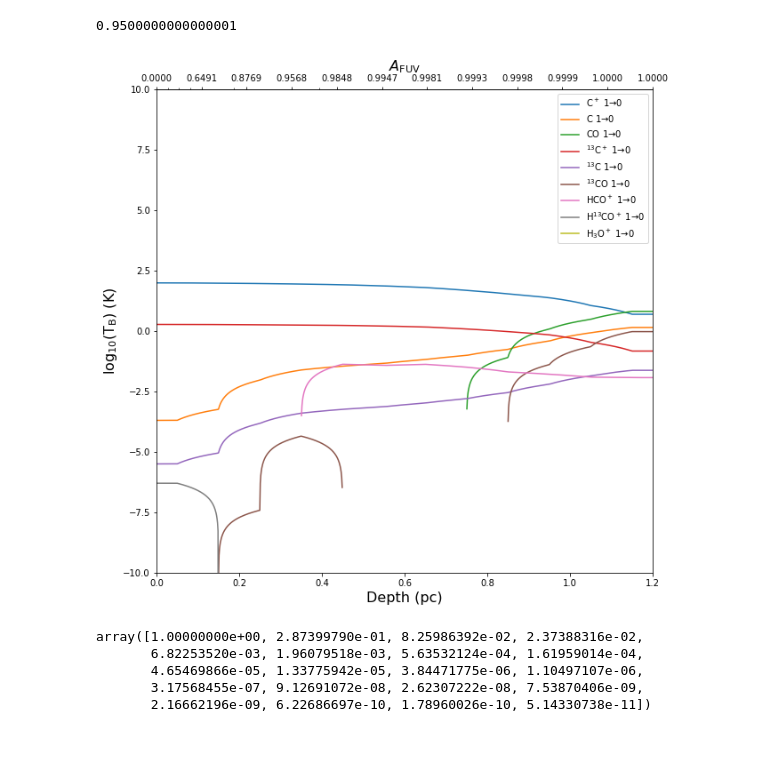
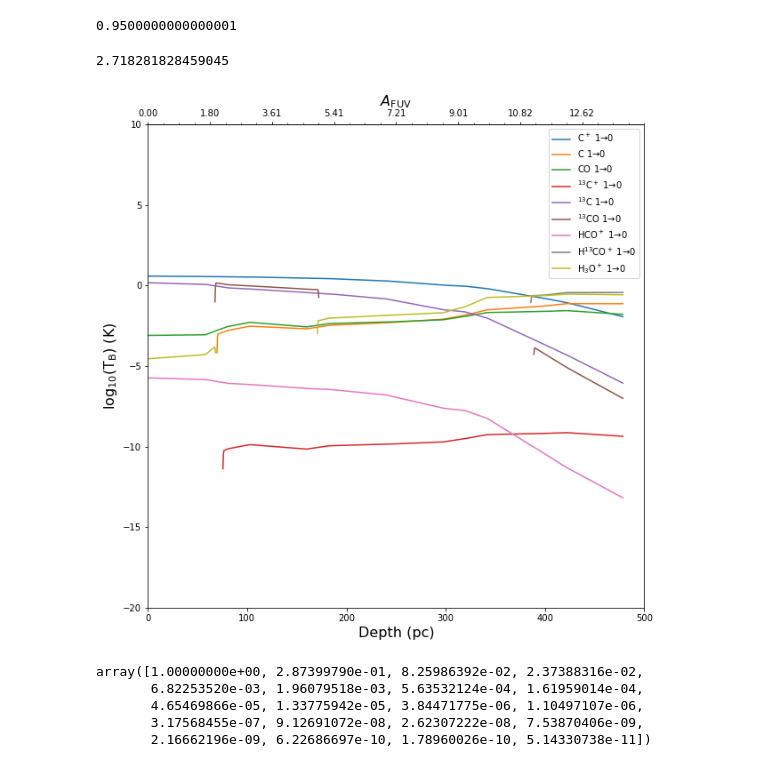
Before and after one commit to CraigYanitski/kosmatau3d, a Jupyter notebook: notebooks/full model/basic_model.ipynb, the cells around one changed output. Saved outputs shown, nothing was run; the diff lists cells and outputs as text; code cells hidden in the pictures.

Commit message:
updated basic model pdr structure

```diff
--- a/notebooks/full model/basic_model.ipynb
+++ b/notebooks/full model/basic_model.ipynb
@@ -28,12 +28,12 @@ models.constants.n_sigma = 3
 
 models.constants.dtype = np.float32
 
-mass = .247
+mass = 10
 
 # Use these to change the voxel properties, which is necessary in the default mode.
 parameters = {
                 # Model parameters
-                'voxel_size' : 0.1,
+                'voxel_size' : 1,
                  'molecules' : 'all',
                       'dust' : 'PAH',
             'clumpMassRange' : [[-2, 0]],
@@ -172,8 +180,12 @@ array([1.00000000e+00, 2.87399790e-01, 8.25986392e-02, 2.37388316e-02,
 inverse(forward(0.2))
 # %% [output]
 0.9500000000000001
+# %%
+np.e
+# %% [output]
+2.718281828459045
 # %%
-def pdr_structure(nvox = 10, ds = 0.1, FUV = 10**6, mass = 2.47, density = 10**5, clumps=None):
+def pdr_structure(nvox=10, ds=1, FUV=10**6, mass=1, density=10**4, clumps=None, xlim=None, ylim=None):
 
 
     parameters['voxel_size'] = ds
@@ -189,14 +201,14 @@ def pdr_structure(nvox = 10, ds = 0.1, FUV = 10**6, mass = 2.47, density = 10**5
     vox.setProperties(**parameters)
     vox.calculateEmission()
     tau_fuv = vox.getFUVabsorption()[0]
-    A_fuv = np.exp(-tau_fuv*np.arange(nvox))
+    A_fuv = 2.5 * np.log10(np.e) * tau_fuv*np.arange(nvox)
     positions = ds*(np.arange(nvox) + 0.5)
 
     intensity = []
 
     for A in A_fuv:
         vox = models.Voxel()
-        parameters['FUV'] = A*FUV
+        parameters['FUV'] = FUV*np.exp(-A)
         #print(A*FUV)
         vox.setProperties(**parameters)
         #print(vox.getFUVabsorption())
@@ -206,10 +218,10 @@ def pdr_structure(nvox = 10, ds = 0.1, FUV = 10**6, mass = 2.47, density = 10**5
     intensity = np.asarray(intensity)
 
     def forward(x):
-        return np.interp(x, positions, 1-A_fuv)
+        return np.interp(x, positions, A_fuv)
 
     def inverse(x):
-        return np.interp(x, np.sort(1-A_fuv), positions[np.argsort(1-A_fuv)])
+        return np.interp(x, np.sort(A_fuv), positions[np.argsort(A_fuv)])
 
     included_transitions = ['C+ 1', 'C 1', 'CO 1',
                             '13C+ 1', '13C 1', '13CO 1',
@@ -230,24 +242,30 @@ def pdr_structure(nvox = 10, ds = 0.1, FUV = 10**6, mass = 2.47, density = 10**5
     #ax.plot(positions, np.log10(intensity[:, transitions.index('H3O+ 1')]), label=r'H$_3$O$^+$ 1$\to$0')
     x_new = np.linspace(0, ds*nvox, num=1000)
     for i, trans in enumerate(included_transitions):
-        intensity_new = np.interp(x_new, positions, intensity[:, transitions.index(trans)])
+        intensity_new = np.interp(x_new, positions, intensity[:, included_transitions.index(trans)])
         ax.plot(x_new, np.log10(intensity_new), label=labels[i])
     ax.legend()
-    ax.set_xlim(0, ds*nvox)
-    ax.set_ylim(-10, 10)
+    if xlim:
+        ax.set_xlim(xlim)
+    else:
+        ax.set_xlim(0, ds*nvox)
+    if ylim:
+        ax.set_ylim(ylim)
+    else:
+        ax.set_ylim(-10, 10)
     ax.set_xlabel('Depth (pc)', fontsize=16)
     x2 = ax.secondary_xaxis('top', functions=(forward, inverse))
-    x2.set_xticks(1-A_fuv)
+    x2.set_xticks(np.arange(0, A_fuv.max(), A_fuv.max()/8))
     x2.xaxis.set_minor_locator(AutoMinorLocator())
     x2.set_xlabel(r'$A_\mathrm{FUV}$', fontsize=16)
     ax.set_ylabel(r'log$_{10}$(T$_\mathrm{B}$) (K)', fontsize=16)
 
     return fig, ax
 # %%
-fig, ax = pdr_structure(nvox=12, density=10**4, mass=.247, clumps=([[-2, 0]], [3]))
-plt.savefig('plots/pdr_structure_n_1e4_inhomogeneous.png')
+fig, ax = pdr_structure(nvox=500, density=10**4, mass=1, clumps=([[0]], [1]), ylim=(-20, 10))
+plt.savefig('plots/pdr_structure_n_1e4_inhomogeneous_alt.png')
 # %% [output]
-[figure, old version]
+[figure, new version]
 # %%
 A_fuv
 # %% [output]
```
Also changed, not shown: parts of 3 cells of this notebook.
